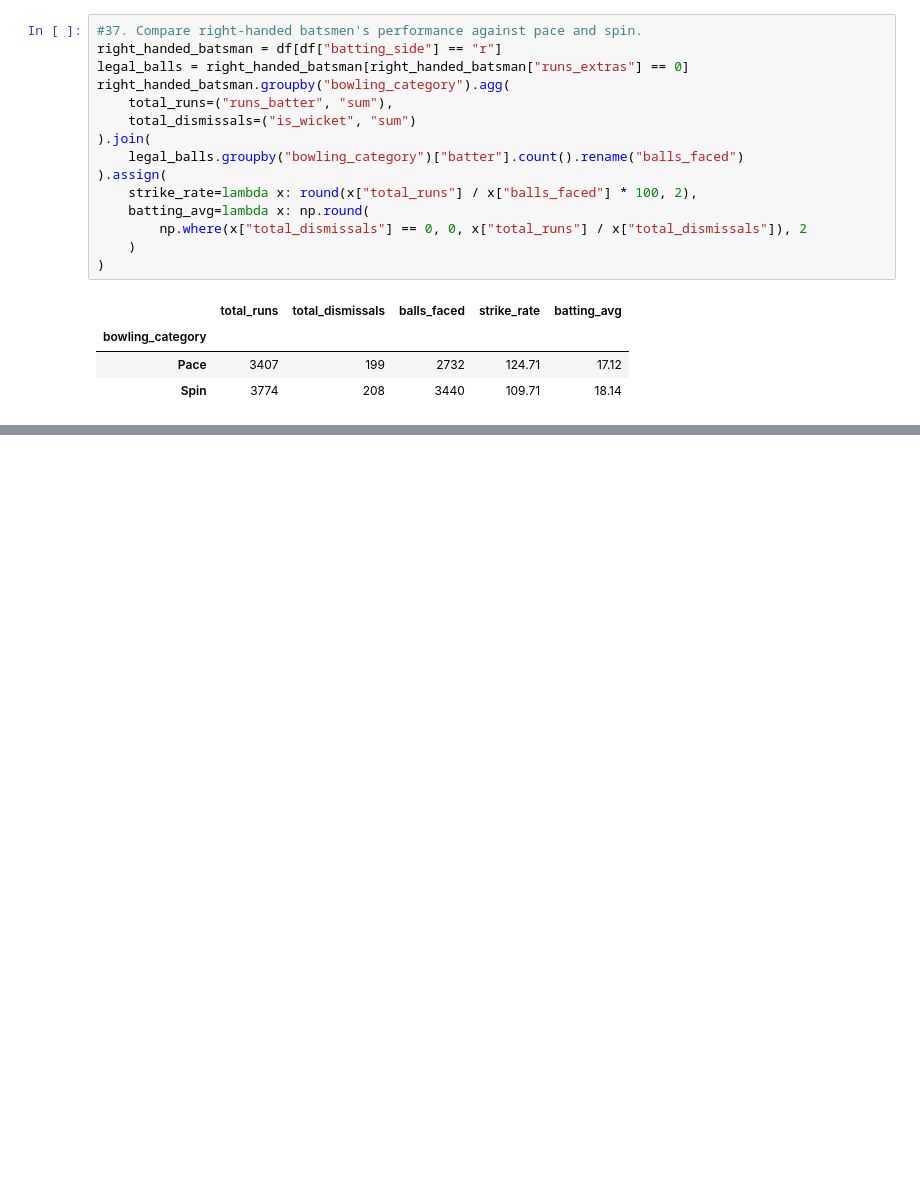
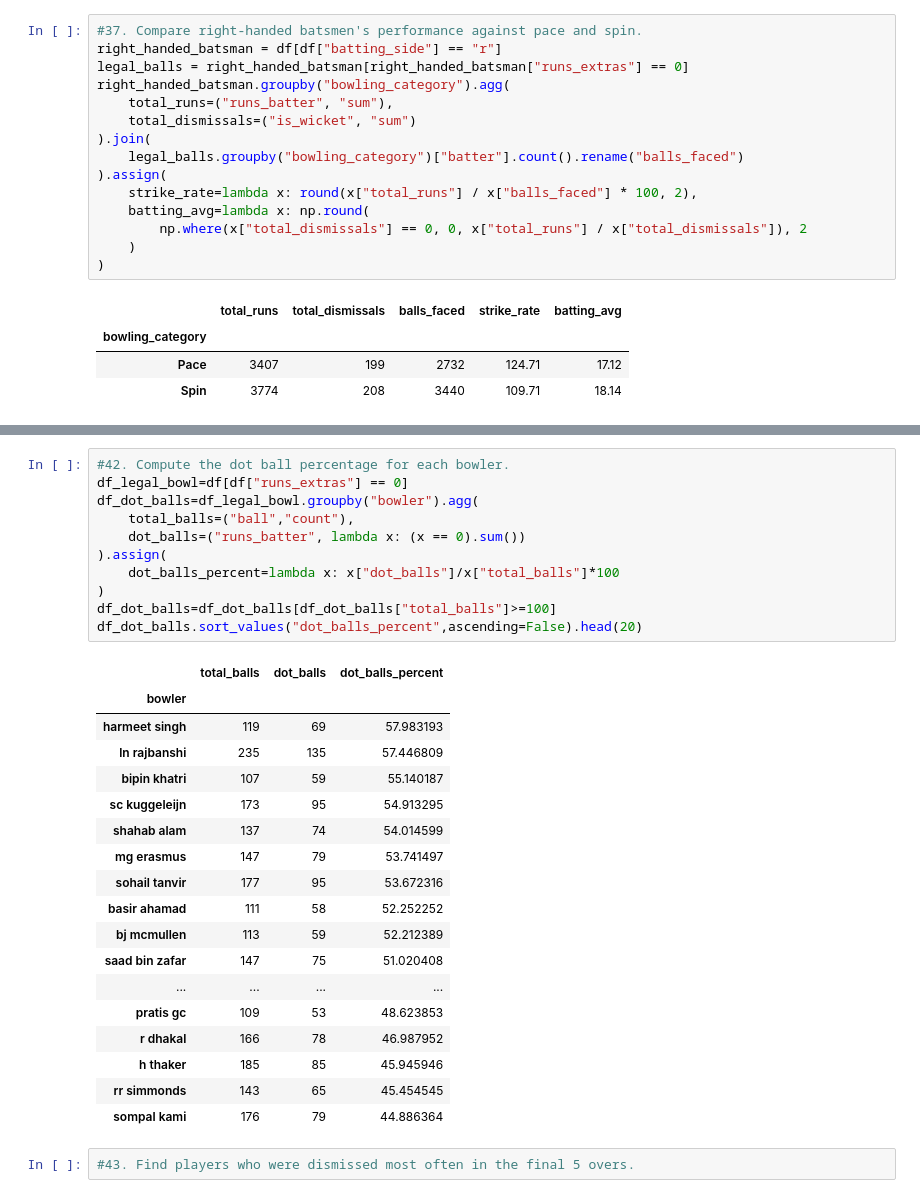
Before and after one commit to prajwaldahal/Npl-data-analysis, a Jupyter notebook: npl_analysis.ipynb, the cells around one changed output, grey strips where cells are left out. Saved outputs shown, nothing was run; the diff lists cells and outputs as text; blank space fills up the shorter version.

```diff
--- a/npl_analysis.ipynb
+++ b/npl_analysis.ipynb
@@ -772,0 +891,32 @@ right_handed_batsman.groupby("bowling_category").agg(
+# %%
+#42. Compute the dot ball percentage for each bowler.
+df_legal_bowl=df[df["runs_extras"] == 0]
+df_dot_balls=df_legal_bowl.groupby("bowler").agg(
+    total_balls=("ball","count"),
+    dot_balls=("runs_batter", lambda x: (x == 0).sum())
+).assign(
+    dot_balls_percent=lambda x: x["dot_balls"]/x["total_balls"]*100
+)
+df_dot_balls=df_dot_balls[df_dot_balls["total_balls"]>=100]
+df_dot_balls.sort_values("dot_balls_percent",ascending=False).head(20)
+# %% [output]
+|  | total_balls | dot_balls | dot_balls_percent |
+| bowler |  |  |  |
+| harmeet singh | 119 | 69 | 57.983193 |
+| ln rajbanshi | 235 | 135 | 57.446809 |
+| bipin khatri | 107 | 59 | 55.140187 |
+| sc kuggeleijn | 173 | 95 | 54.913295 |
+| shahab alam | 137 | 74 | 54.014599 |
+| mg erasmus | 147 | 79 | 53.741497 |
+| sohail tanvir | 177 | 95 | 53.672316 |
+| basir ahamad | 111 | 58 | 52.252252 |
+| bj mcmullen | 113 | 59 | 52.212389 |
+| saad bin zafar | 147 | 75 | 51.020408 |
+| ... | ... | ... | ... |
+| pratis gc | 109 | 53 | 48.623853 |
+| r dhakal | 166 | 78 | 46.987952 |
+| h thaker | 185 | 85 | 45.945946 |
+| rr simmonds | 143 | 65 | 45.454545 |
+| sompal kami | 176 | 79 | 44.886364 |
+# %%
+#43. Find players who were dismissed most often in the final 5 overs.
```
Also changed, not shown: parts of 8 cells of this notebook, 1 other file.
